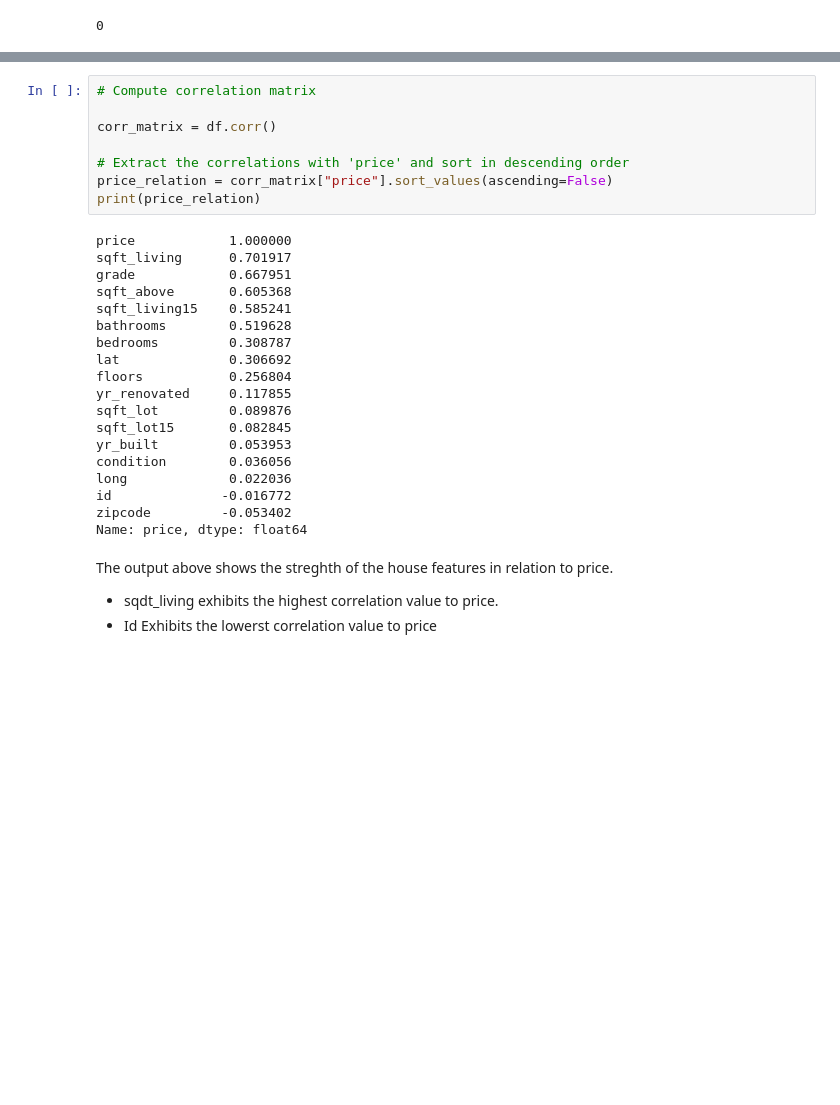
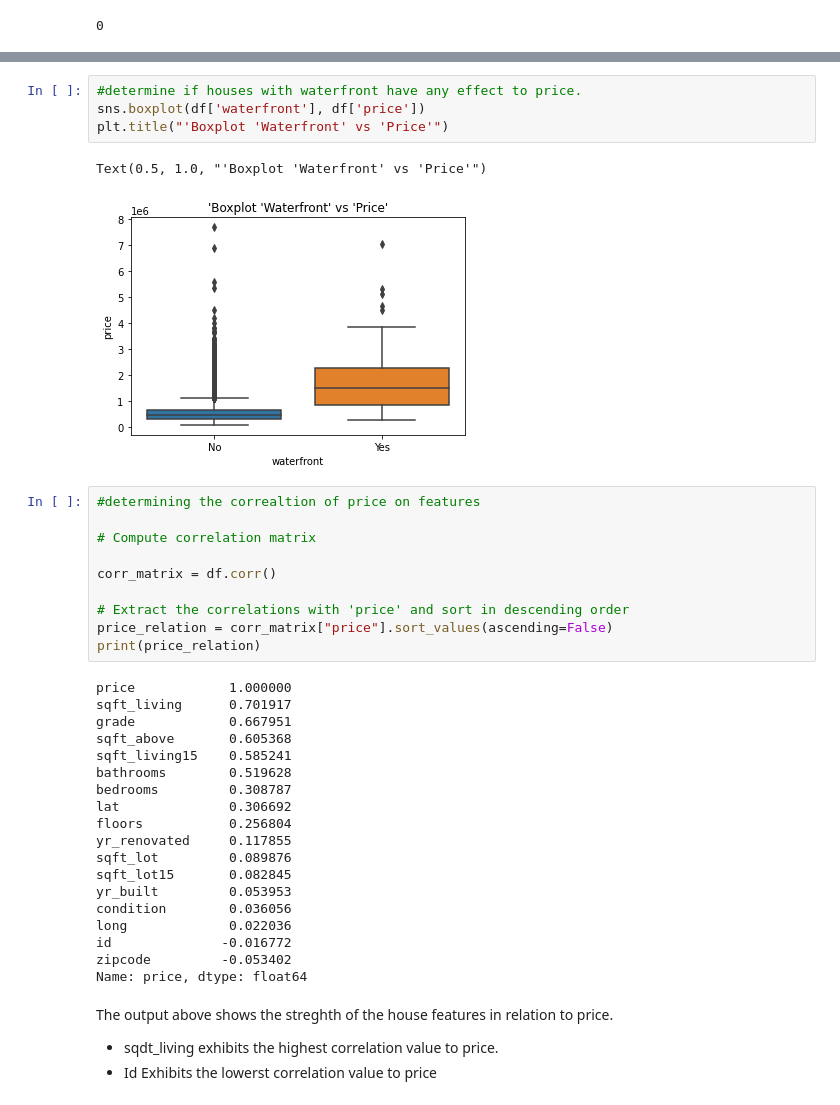
Before and after one commit to bourzat/group-2-phase-2-project, a Jupyter notebook: notebooks/kitasi.ipynb, the cells around one changed output, grey strips where cells are left out. Drawn from its saved outputs; the diff is of its cells as text; blank space fills up the shorter version.

```diff
--- a/notebooks/kitasi.ipynb
+++ b/notebooks/kitasi.ipynb
@@ -300,4 +314,13 @@ From the above output of checking duplicate values, we can conclude that there a
+# %%
+#determine if houses with waterfront have any effect to price.
+sns.boxplot(df['waterfront'], df['price'])
+plt.title("'Boxplot 'Waterfront' vs 'Price'")
+# %% [output]
+Text(0.5, 1.0, "'Boxplot 'Waterfront' vs 'Price'")
+[figure, added]
 # %%
+#determining the correaltion of price on features
+
 # Compute correlation matrix
 
 corr_matrix = df.corr()
```
Also changed, not shown: parts of 7 cells of this notebook.
